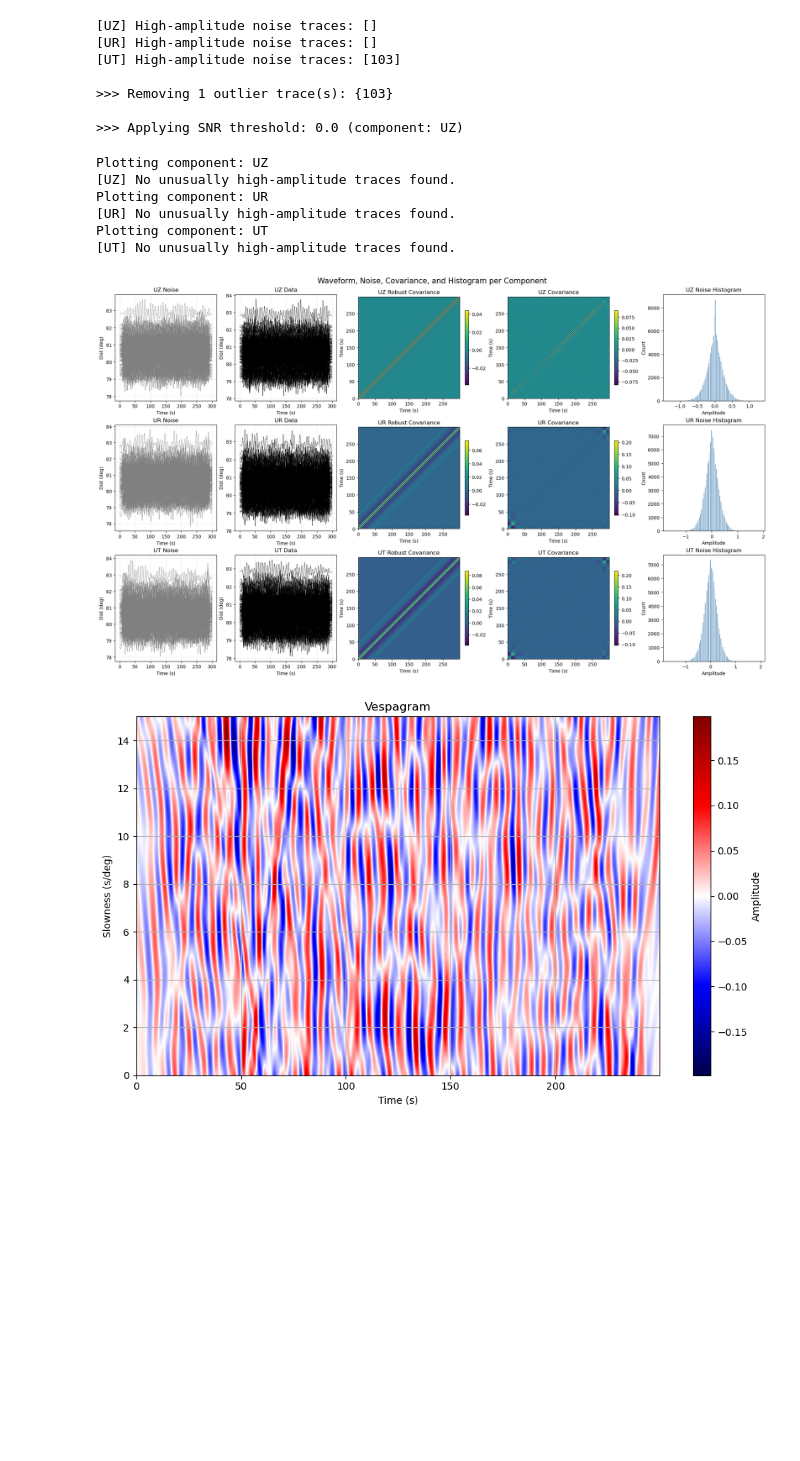
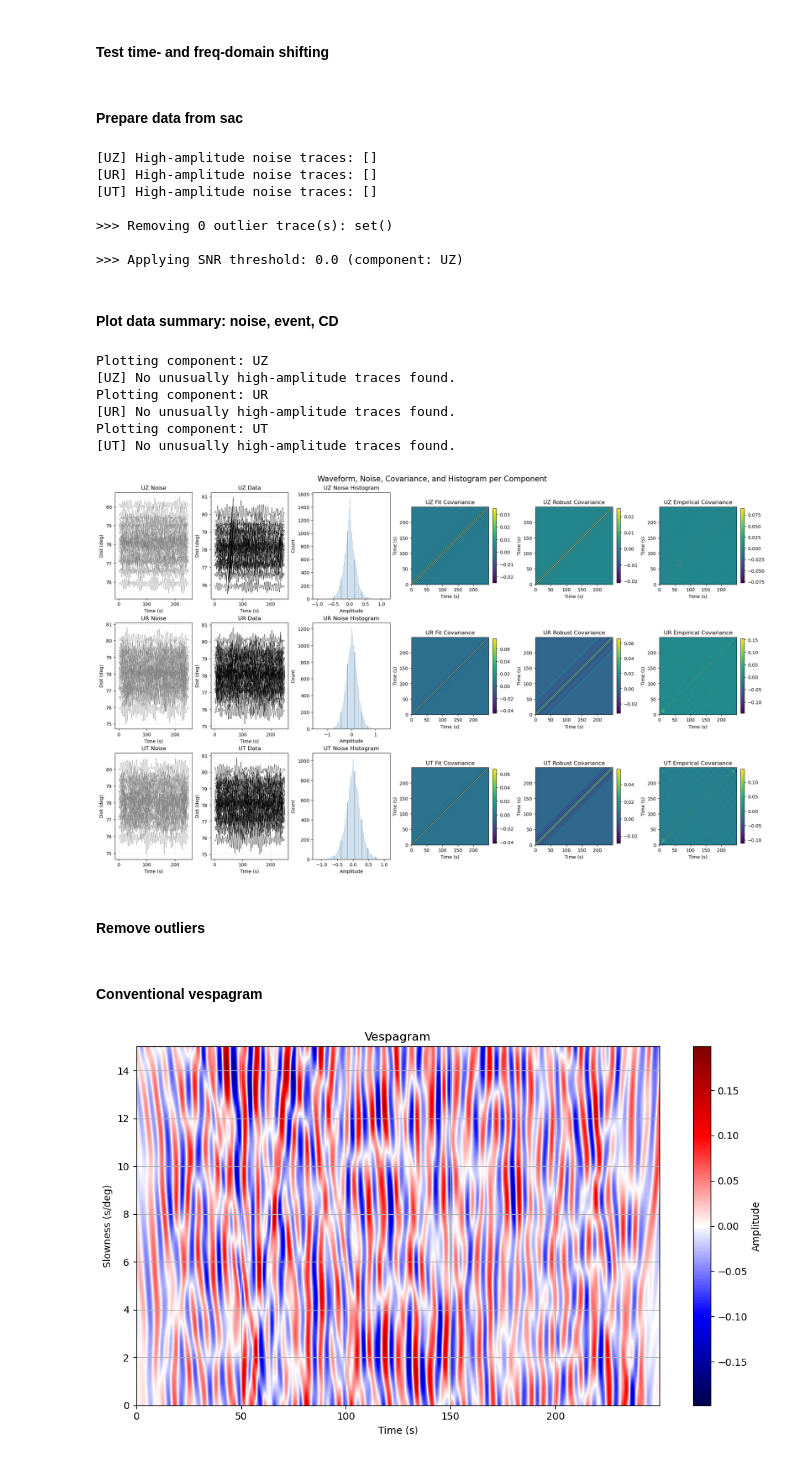
Before and after one commit to evanzzq/VespaPolPy, a Jupyter notebook: Debug.ipynb, the cells around one changed output. Saved outputs shown, nothing was run; the diff lists cells and outputs as text; code cells hidden in the pictures; blank space fills up the shorter version.

```diff
--- a/Debug.ipynb
+++ b/Debug.ipynb
@@ -143,6 +147,8 @@ plt.title("Comparison of t* attenuation: Time vs Frequency Domain")
 plt.grid(True)
 plt.tight_layout()
 plt.show()
+# %% [markdown]
+#### Test time- and freq-domain shifting
 # %%
 import numpy as np
 import matplotlib.pyplot as plt
@@ -205,6 +211,8 @@ plt.title("Cross-check: Time vs Frequency Domain Shift")
 plt.grid(True)
 plt.tight_layout()
 plt.show()
+# %% [markdown]
+#### Prepare data from sac
 # %%
 from vespainv.utils import prepare_inputs_from_sac
 import os
@@ -213,8 +221,8 @@ import os
 filedir = "/Users/evanzhang/zzq@umd.edu - Google Drive/My Drive/Research/VespaPolPy"
 
 # Configuration
-event = "200812021231"
-savename = event+'test' # test!!!!!!
+event = "200703080503"
+savename = event # test!!!!!!
 event_dir = os.path.join(filedir, "data_download", "event_download", event)
 noise_dir = os.path.join(filedir, "data_download", "noise_download", event)
 
@@ -223,11 +231,13 @@ prepare_inputs_from_sac(event_dir, isds=3, isbp=True, freqs=(0.02, 0.2), noise_d
 # %% [output]
 [UZ] High-amplitude noise traces: []
 [UR] High-amplitude noise traces: []
-[UT] High-amplitude noise traces: [103]
+[UT] High-amplitude noise traces: []
 
->>> Removing 1 outlier trace(s): {103}
+>>> Removing 0 outlier trace(s): set()
 
 >>> Applying SNR threshold: 0.0 (component: UZ)
+# %% [markdown]
+#### Plot data summary: noise, event, CD
 # %%
 import numpy as np
 import matplotlib.pyplot as plt
@@ -239,7 +249,7 @@ def visualize_waveforms_and_cov(output_dir):
     dists = metadata[:, 0]
     time = np.loadtxt(os.path.join(output_dir, "time.csv"), delimiter=",")
 
-    fig, axes = plt.subplots(nrows=3, ncols=5, figsize=(20, 12), constrained_layout=True)
+    fig, axes = plt.subplots(nrows=3, ncols=6, figsize=(20, 12), constrained_layout=True)
 
     for i, comp in enumerate(comps):
         print(f"Plotting component: {comp}")
@@ -247,6 +257,7 @@ def visualize_waveforms_and_cov(output_dir):
         noise = np.loadtxt(os.path.join(output_dir, f"{comp}_noise.csv"), delimiter=",")  # shape (T, N)
         C_D = np.loadtxt(os.path.join(output_dir, f"CD_{comp}.csv"), delimiter=",")       # shape (T, T)
         C_D_robust = np.loadtxt(os.path.join(output_dir, f"CD_{comp}_robust.csv"), delimiter=",")       # shape (T, T)
+        C_D_fit = np.loadtxt(os.path.join(output_dir, f"CD_{comp}_fit.csv"), delimiter=",")       # shape (T, T)
         T, N = data.shape
 
         # Identify max absolute amplitude per trace
@@ -284,44 +295,55 @@ def visualize_waveforms_and_cov(output_dir):
         ax_data.set_xlabel("Time (s)")
         ax_data.set_ylabel("Dist (deg)")
         ax_data.grid(True, linestyle='--', alpha=0.3)
 
+        # Histogram of noise amplitudes
+        ax_hist = axes[i, 2]
+        ax_hist.hist(noise.flatten(), bins=100, color="steelblue", edgecolor="white")
+        ax_hist.set_title(f"{comp} Noise Histogram")
+        ax_hist.set_xlabel("Amplitude")
+        ax_hist.set_ylabel("Count")
+
+        # Covariance matrix from parameter fitting
+        ax_cov = axes[i, 3]
+        im = ax_cov.imshow(C_D_fit, cmap="viridis", origin="lower",
+                           extent=[time[0], time[-1], time[0], time[-1]])
+        ax_cov.set_title(f"{comp} Fit Covariance")
+        ax_cov.set_xlabel("Time (s)")
+        ax_cov.set_ylabel("Time (s)")
+        fig.colorbar(im, ax=ax_cov, shrink=0.7)
+
         # Robust covariance matrix
-        ax_cov = axes[i, 2]
+        ax_cov = axes[i, 4]
         im = ax_cov.imshow(C_D_robust, cmap="viridis", origin="lower",
                            extent=[time[0], time[-1], time[0], time[-1]])
         ax_cov.set_title(f"{comp} Robust Covariance")
         ax_cov.set_xlabel("Time (s)")
         ax_cov.set_ylabel("Time (s)")
         fig.colorbar(im, ax=ax_cov, shrink=0.7)
 
         # Covariance matrix
-        ax_cov = axes[i, 3]
+        ax_cov = axes[i, 5]
         im = ax_cov.imshow(C_D, cmap="viridis", origin="lower",
                            extent=[time[0], time[-1], time[0], time[-1]])
-        ax_cov.set_title(f"{comp} Covariance")
+        ax_cov.set_title(f"{comp} Empirical Covariance")
         ax_cov.set_xlabel("Time (s)")
         ax_cov.set_ylabel("Time (s)")
         fig.colorbar(im, ax=ax_cov, shrink=0.7)
-
-        # Histogram of noise amplitudes
-        ax_hist = axes[i, 4]
-        ax_hist.hist(noise.flatten(), bins=100, color="steelblue", edgecolor="white")
-        ax_hist.set_title(f"{comp} Noise Histogram")
-        ax_hist.set_xlabel("Amplitude")
-        ax_hist.set_ylabel("Count")
 
     plt.suptitle("Waveform, Noise, Covariance, and Histogram per Component", fontsize=16)
     plt.show()
 
 visualize_waveforms_and_cov(output_dir)
 # %% [output]
 Plotting component: UZ
 [UZ] No unusually high-amplitude traces found.
 Plotting component: UR
 [UR] No unusually high-amplitude traces found.
 Plotting component: UT
 [UT] No unusually high-amplitude traces found.
-[figure, old version]
+[figure, new version]
+# %% [markdown]
+#### Remove outliers
 # %%
 import numpy as np
 import os
@@ -363,6 +385,8 @@ def remove_outlier_traces(output_dir, threshold_std=5):
     print(f"Saved cleaned: {metadata_path} (new shape: {cleaned_meta.shape})")
 
 remove_outlier_traces(output_dir)
+# %% [markdown]
+#### Conventional vespagram
 # %%
 from vespainv.utils import make_vespagram, dest_point, bandpass
 import numpy as np
```
Also changed, not shown: parts of 13 cells of this notebook, 3 other files.
